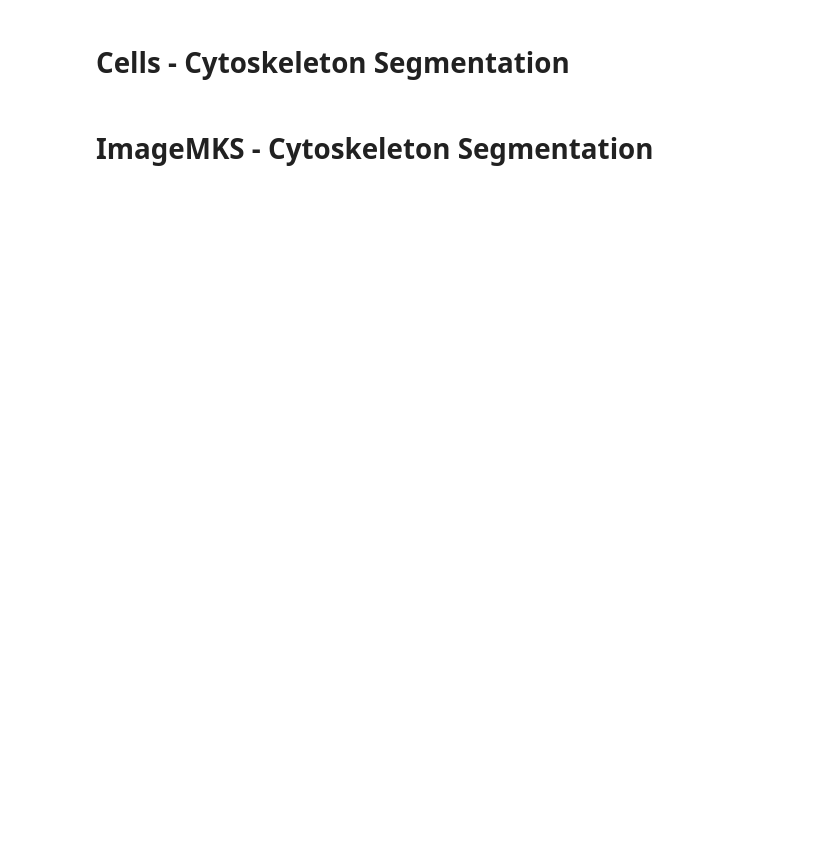
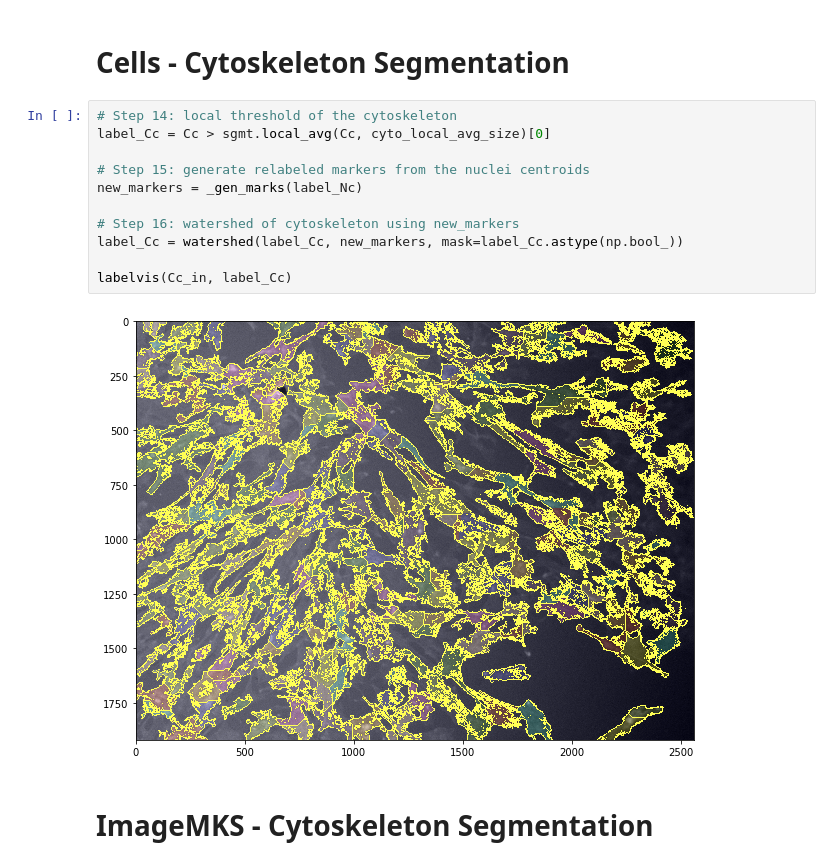
Before and after one commit to SvenPVoigt/ImageMKS, a Jupyter notebook: tested_notebooks/Verifying_FluorCell_Workflow.ipynb, the cells around one changed output. Cells and saved outputs as stored; diff of their text form; blank space fills up the shorter version.

```diff
--- a/tested_notebooks/Verifying_FluorCell_Workflow.ipynb
+++ b/tested_notebooks/Verifying_FluorCell_Workflow.ipynb
@@ -293,5 +298,18 @@ labelvis(Nc_in, label_Ni)
 # %% [markdown]
 # Cells - Cytoskeleton Segmentation
+# %%
+# Step 14: local threshold of the cytoskeleton
+label_Cc = Cc > sgmt.local_avg(Cc, cyto_local_avg_size)[0]
+
+# Step 15: generate relabeled markers from the nuclei centroids
+new_markers = _gen_marks(label_Nc)
+
+# Step 16: watershed of cytoskeleton using new_markers
+label_Cc = watershed(label_Cc, new_markers, mask=label_Cc.astype(np.bool_))
+
+labelvis(Cc_in, label_Cc)
+# %% [output]
+[figure, added]
 # %% [markdown]
 # ImageMKS - Cytoskeleton Segmentation
 # %%
```
Also changed, not shown: parts of 6 cells of this notebook, 5 other files.
